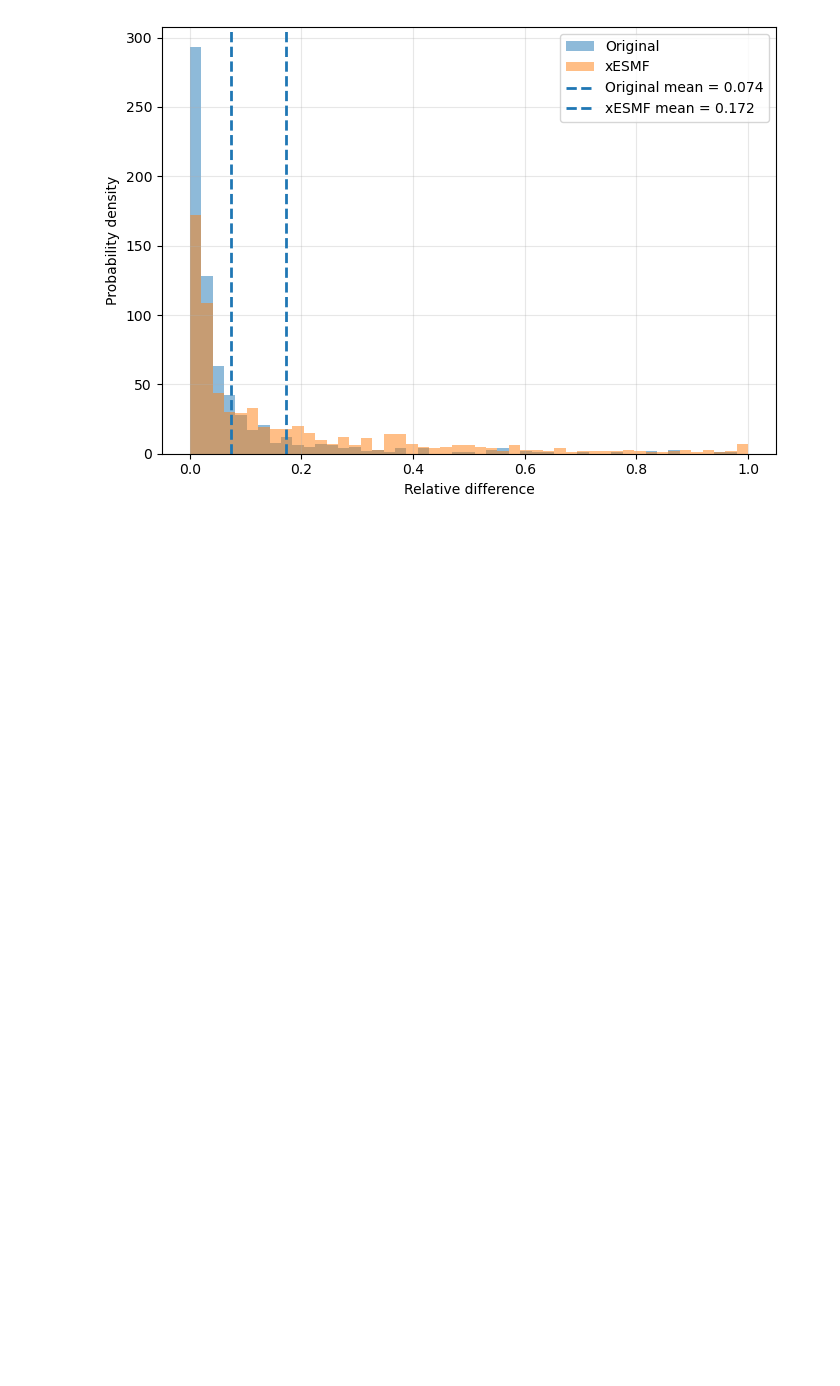
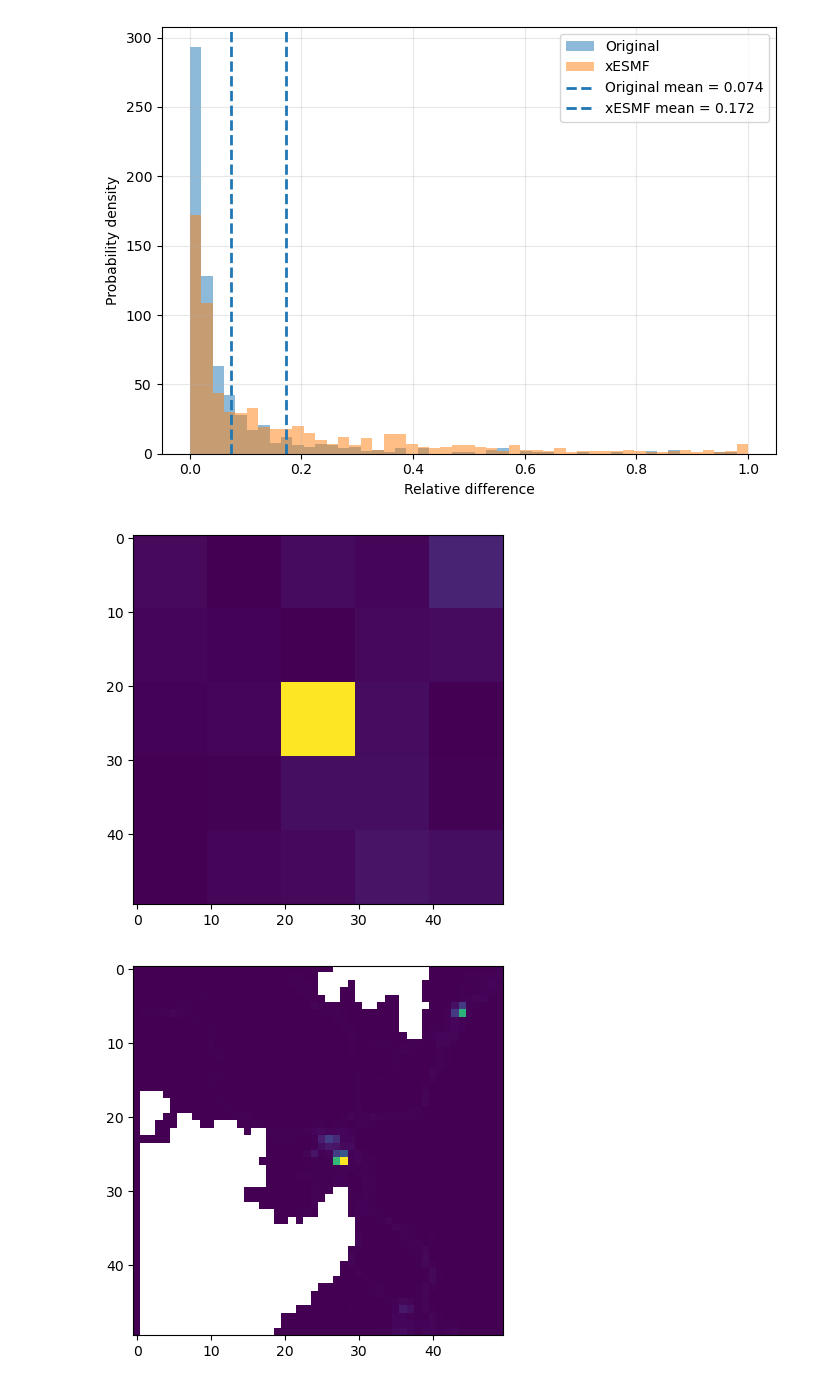
Before and after one commit to yunakatsuyama/srcnn_emission_prep, a Jupyter notebook: grid_function_30_jan_xesmf.ipynb, the cells around one changed output. Cells and saved outputs as stored; diff of their text form; code cells hidden in the pictures; blank space fills up the shorter version.

```diff
--- a/grid_function_30_jan_xesmf.ipynb
+++ b/grid_function_30_jan_xesmf.ipynb
@@ -794,3 +794,15 @@ plt.show()
 681
 [figure]
 [figure]
+# %%
+eagrid = np.load("eagrid_dataset.npy")
+cams = np.load('cams_conserv_xe.npy')
+
+
+plt.imshow(cams[500, :,:])
+plt.show()
+plt.imshow(eagrid[500, :,:])
+plt.show()
+# %% [output]
+[figure, added]
+[figure, added]
```
Also changed, not shown: parts of 1 cell of this notebook, 1 other file.
